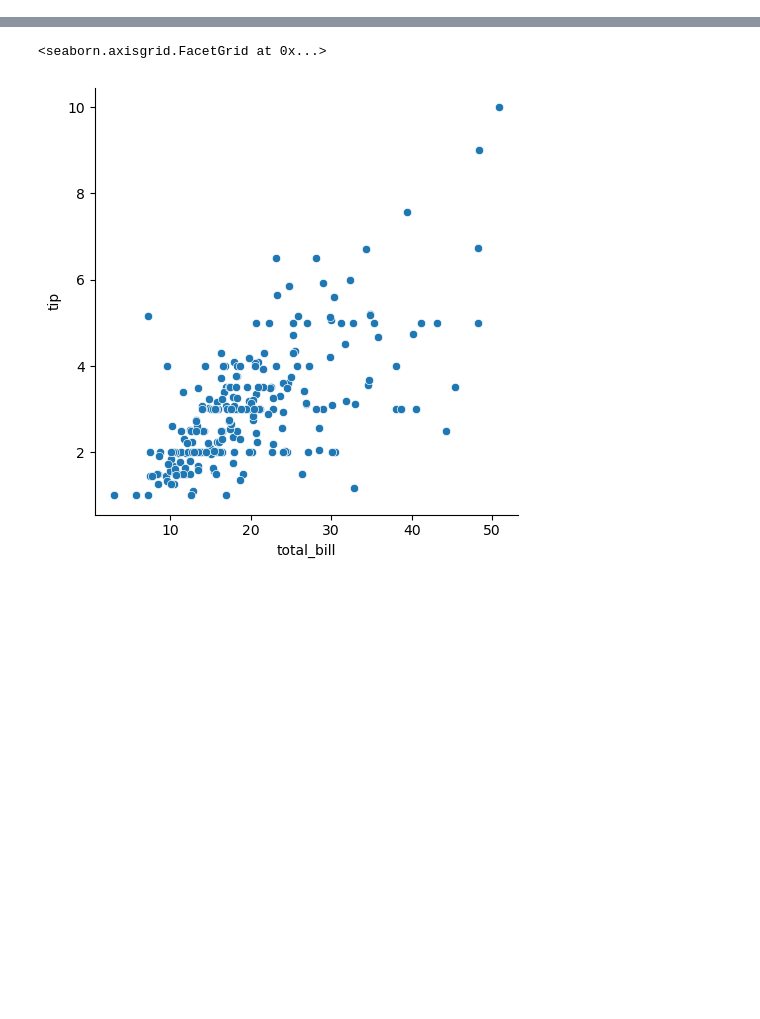
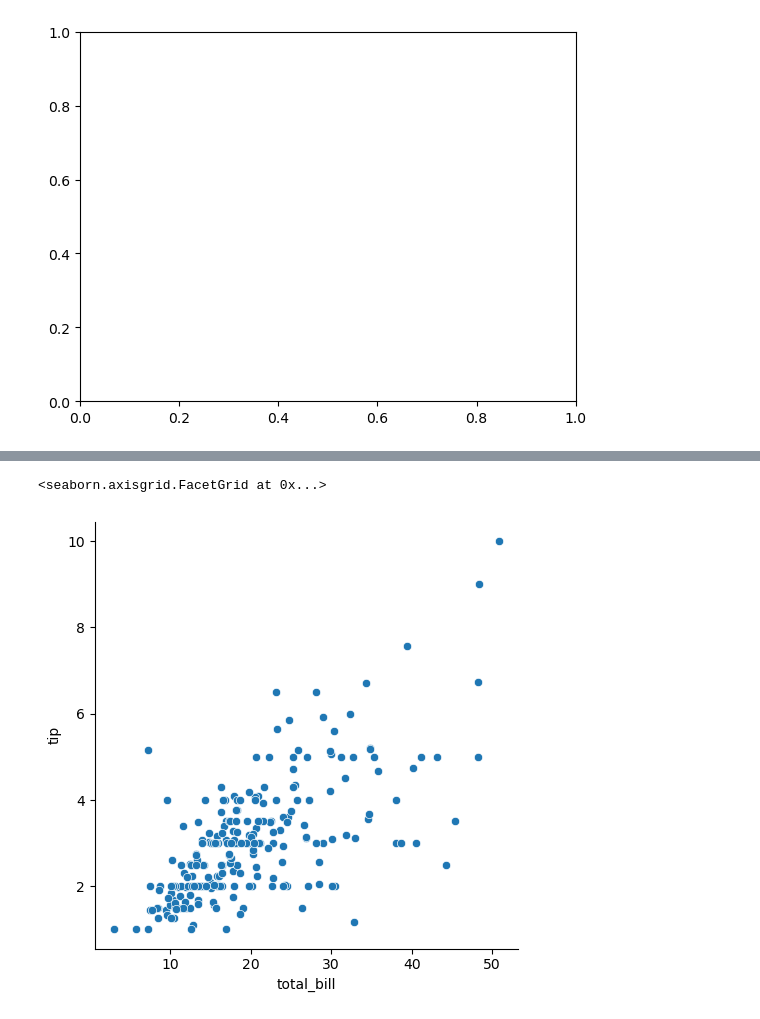
Before and after one commit to Nikit-V-Mitic/Python-Testing, a Jupyter notebook: SeabornSheet.ipynb, the cells around one changed output, grey strips where cells are left out. Saved outputs shown, nothing was run; the diff lists cells and outputs as text; code cells hidden in the pictures; blank space fills up the shorter version.

```diff
--- a/SeabornSheet.ipynb
+++ b/SeabornSheet.ipynb
@@ -2,3 +2,7 @@
 import seaborn as sns
 import numpy as np
 import matplotlib.pyplot as plt
+# %%
+f, ax = plt.subplots()
+# %% [output]
+[figure, added]
```
Also changed, not shown: parts of 1 cell of this notebook.
